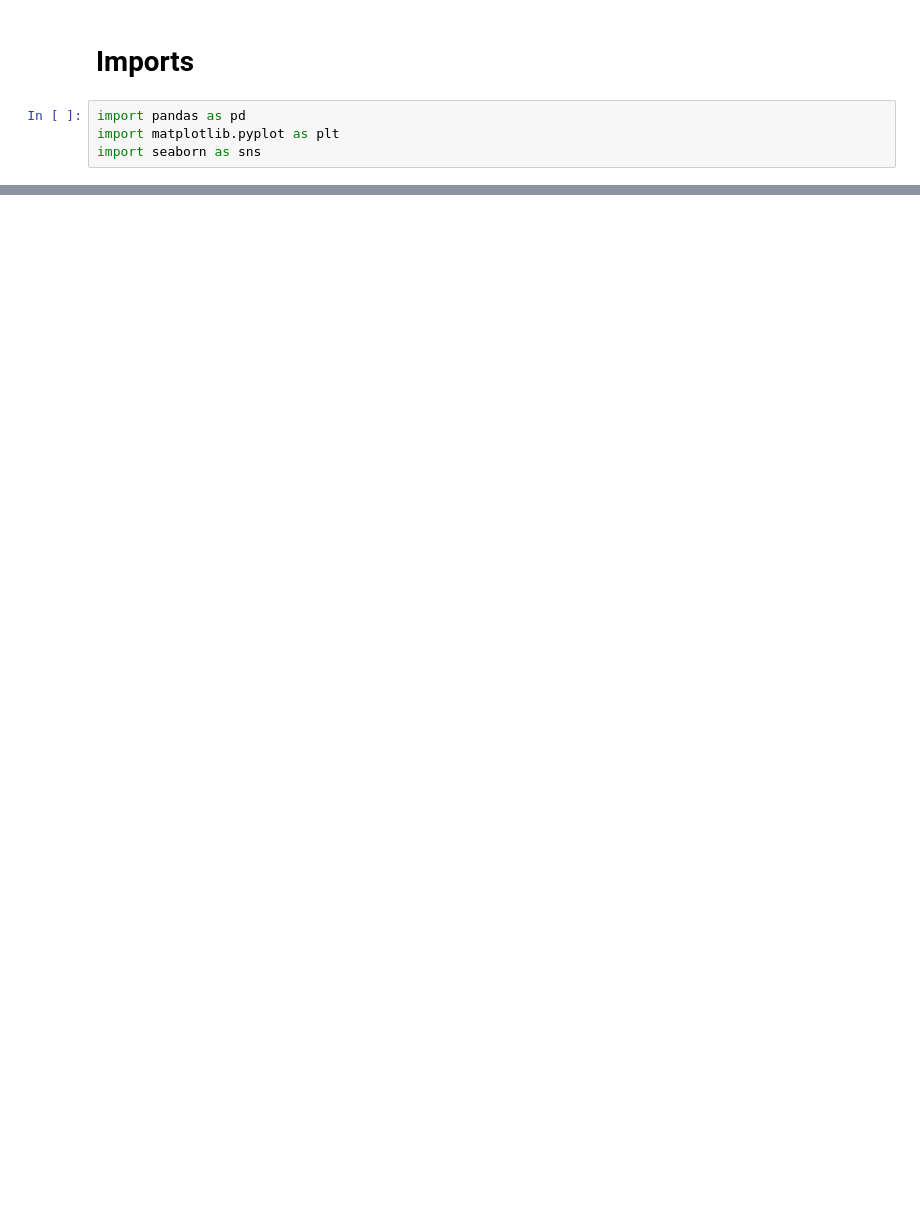
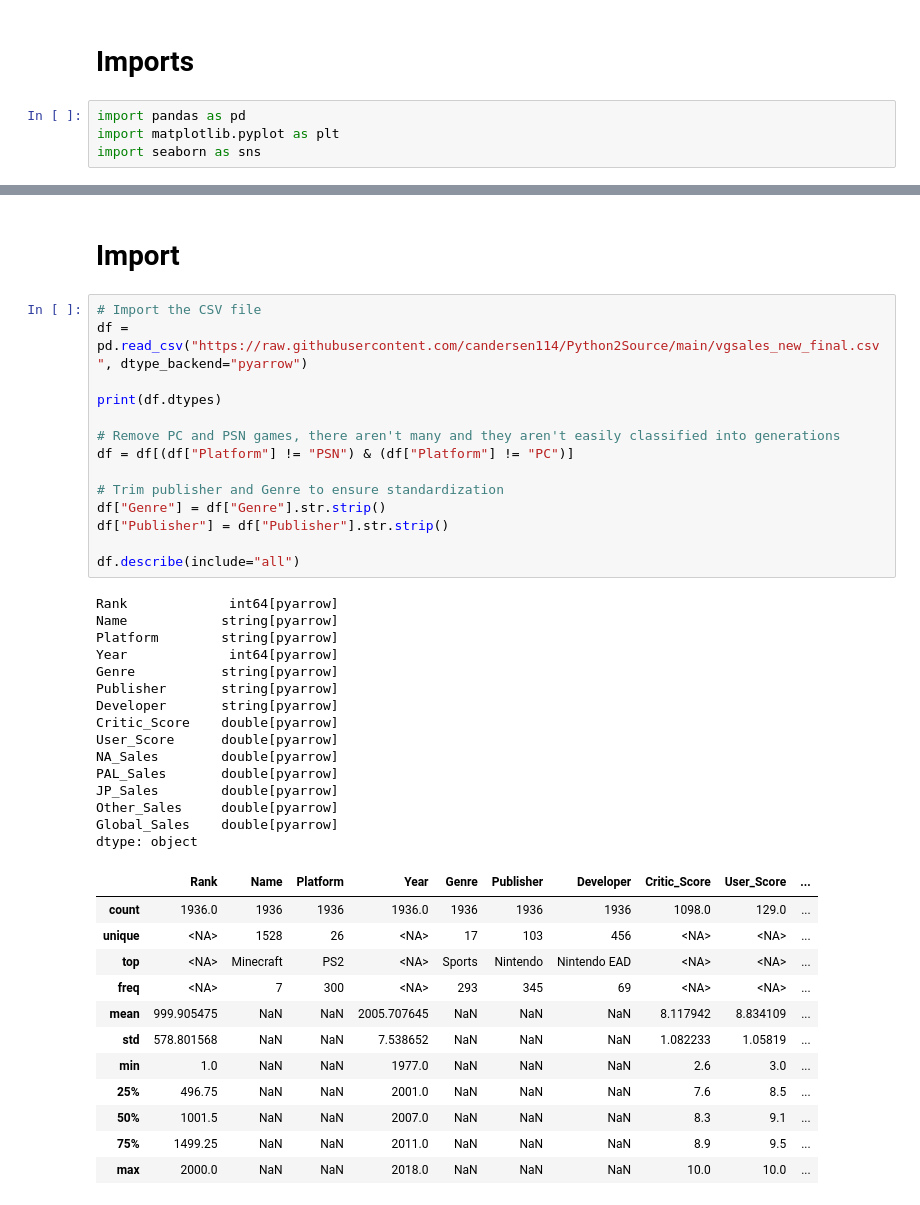
Before and after one commit to candersen114/Python2Source, a Jupyter notebook: finalproj.ipynb, the cells around one changed output, grey strips where cells are left out. Cells and saved outputs as stored; diff of their text form; blank space fills up the shorter version.

```diff
--- a/finalproj.ipynb
+++ b/finalproj.ipynb
@@ -50,0 +7,44 @@ dtype: object
+# %% [markdown]
+# Import
+# %%
+# Import the CSV file
+df = pd.read_csv("https://raw.githubusercontent.com/candersen114/Python2Source/main/vgsales_new_final.csv", dtype_backend="pyarrow")
+
+print(df.dtypes)
+
+# Remove PC and PSN games, there aren't many and they aren't easily classified into generations
+df = df[(df["Platform"] != "PSN") & (df["Platform"] != "PC")]
+
+# Trim publisher and Genre to ensure standardization
+df["Genre"] = df["Genre"].str.strip()
+df["Publisher"] = df["Publisher"].str.strip()
+
+df.describe(include="all")
+# %% [output]
+Rank             int64[pyarrow]
+Name            string[pyarrow]
+Platform        string[pyarrow]
+Year             int64[pyarrow]
+Genre           string[pyarrow]
+Publisher       string[pyarrow]
+Developer       string[pyarrow]
+Critic_Score    double[pyarrow]
+User_Score      double[pyarrow]
+NA_Sales        double[pyarrow]
+PAL_Sales       double[pyarrow]
+JP_Sales        double[pyarrow]
+Other_Sales     double[pyarrow]
+Global_Sales    double[pyarrow]
+dtype: object
+|  | Rank | Name | Platform | Year | Genre | Publisher | Developer | Critic_Score | User_Score | ... |
+| count | 1936.0 | 1936 | 1936 | 1936.0 | 1936 | 1936 | 1936 | 1098.0 | 129.0 | ... |
+| unique | <NA> | 1528 | 26 | <NA> | 17 | 103 | 456 | <NA> | <NA> | ... |
+| top | <NA> | Minecraft | PS2 | <NA> | Sports | Nintendo | Nintendo EAD | <NA> | <NA> | ... |
+| freq | <NA> | 7 | 300 | <NA> | 293 | 345 | 69 | <NA> | <NA> | ... |
+| mean | 999.905475 | NaN | NaN | 2005.707645 | NaN | NaN | NaN | 8.117942 | 8.834109 | ... |
+| std | 578.801568 | NaN | NaN | 7.538652 | NaN | NaN | NaN | 1.082233 | 1.05819 | ... |
+| min | 1.0 | NaN | NaN | 1977.0 | NaN | NaN | NaN | 2.6 | 3.0 | ... |
+| 25% | 496.75 | NaN | NaN | 2001.0 | NaN | NaN | NaN | 7.6 | 8.5 | ... |
+| 50% | 1001.5 | NaN | NaN | 2007.0 | NaN | NaN | NaN | 8.3 | 9.1 | ... |
+| 75% | 1499.25 | NaN | NaN | 2011.0 | NaN | NaN | NaN | 8.9 | 9.5 | ... |
+| max | 2000.0 | NaN | NaN | 2018.0 | NaN | NaN | NaN | 10.0 | 10.0 | ... |
```
Also changed, not shown: parts of 7 cells of this notebook, 1 other file.
